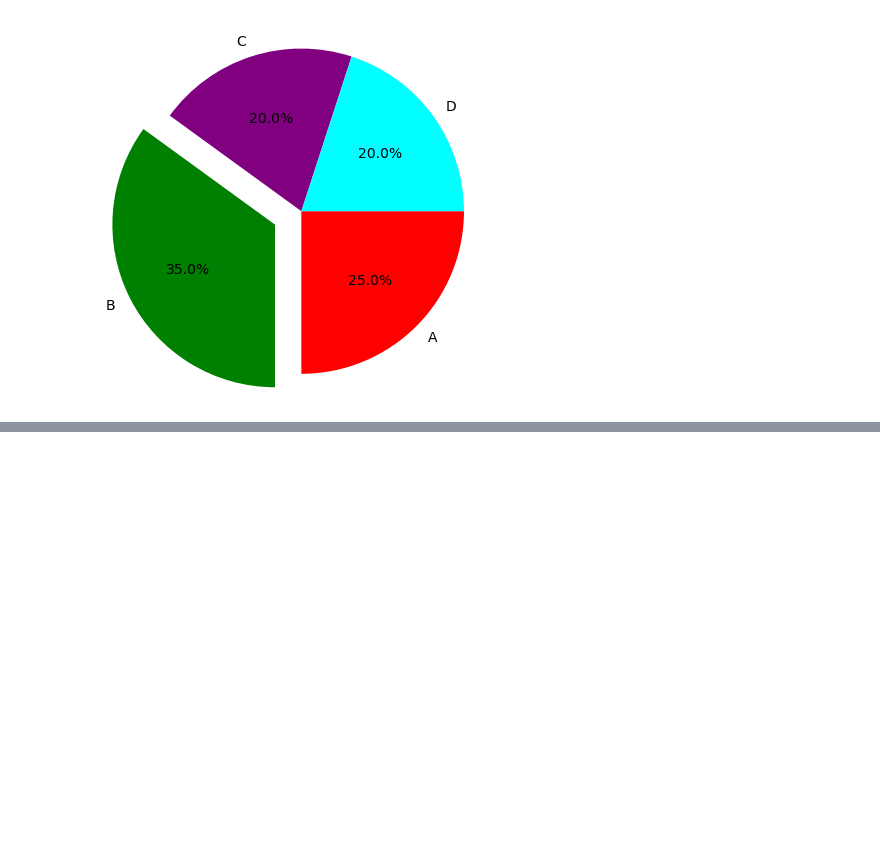
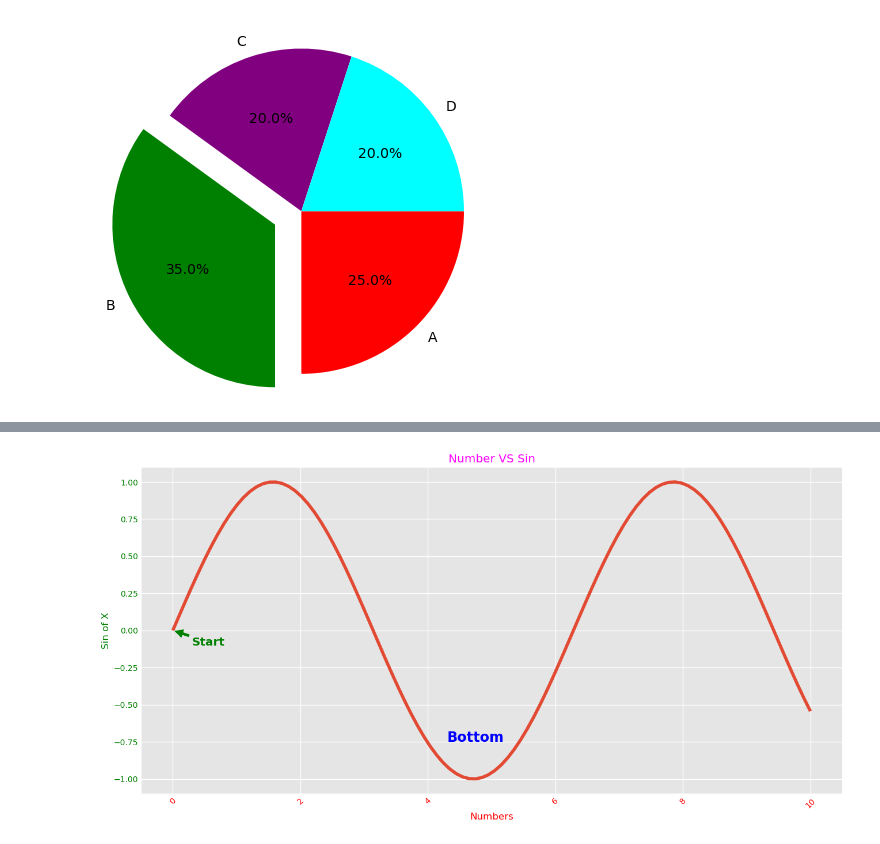
Before and after one commit to regan-mu/ADS-OCT-2023, a Jupyter notebook: 16 Matplotlib/classwork.ipynb, the cells around one changed output, grey strips where cells are left out. Cells and saved outputs as stored; diff of their text form; code cells hidden in the pictures; blank space fills up the shorter version.

```diff
--- a/16 Matplotlib/classwork.ipynb
+++ b/16 Matplotlib/classwork.ipynb
@@ -83,0 +117,22 @@ plt.show()
+# %%
+%matplotlib inline
+
+x = np.linspace(0, 10, 100)
+y = np.sin(x)
+
+plt.figure(figsize=(14, 7))
+plt.plot(x, y)
+plt.xticks(color="red", rotation=45)
+plt.yticks(color="green")
+plt.xlabel("Numbers", color="red")
+plt.ylabel("Sin of X", color="green")
+plt.title("Number VS Sin", color="magenta")
+
+plt.text(x=4.3, y=-0.75, s="Bottom", color="blue", fontsize="xx-large", fontweight="bold")
+plt.annotate(text="Start", xy=(0, 0), xytext=(0.3, -0.1), arrowprops=dict(facecolor='green', shrink=0.05),
+            color="green", fontweight="semibold", fontsize="x-large"
+            )
+plt.savefig("img.png", dpi=300)
+plt.show()
+# %% [output]
+[figure, added]
```
Also changed, not shown: parts of 6 cells of this notebook, 5 other files.
